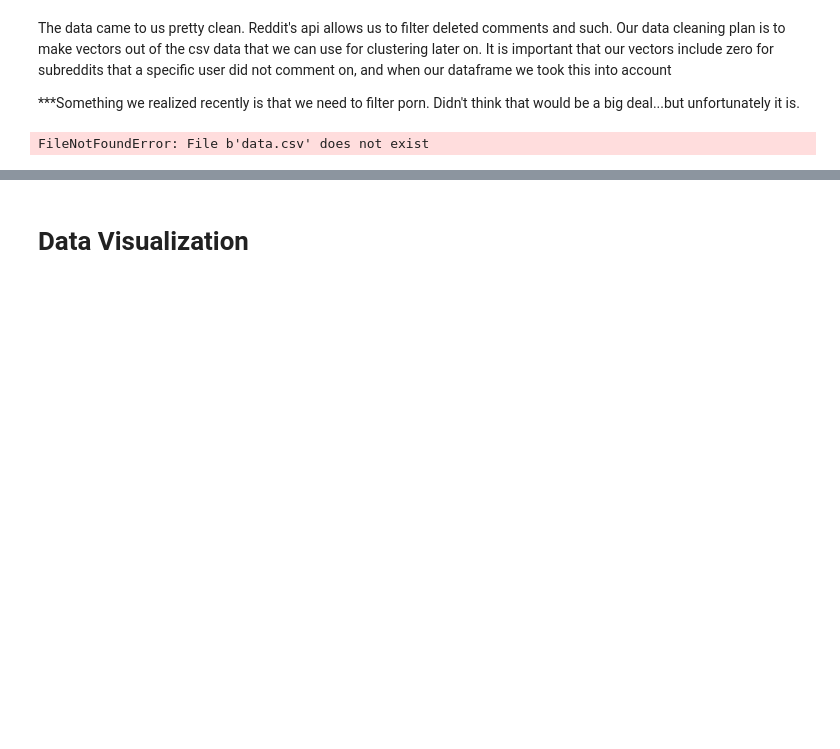
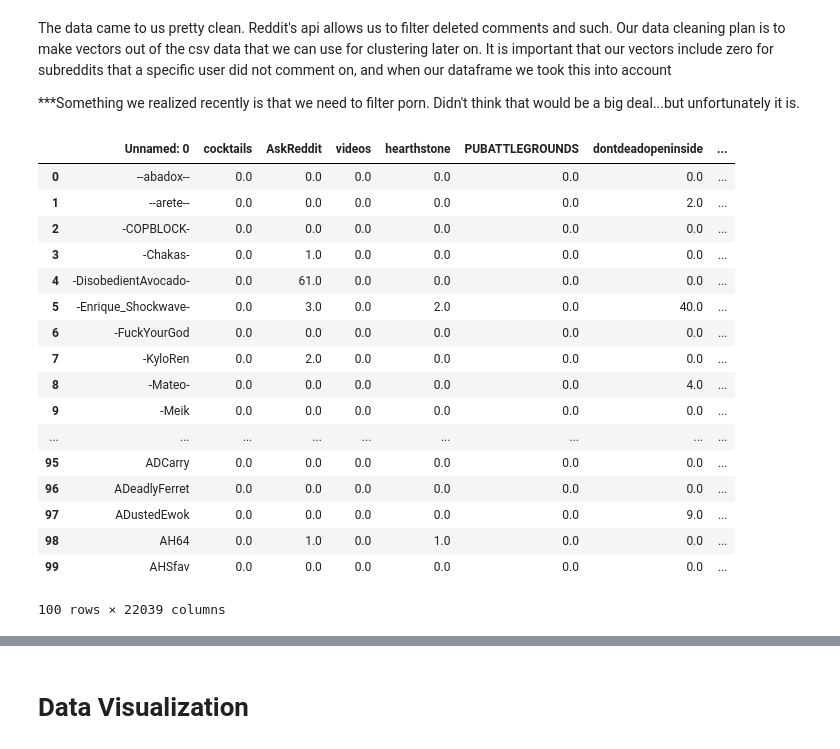
Before and after one commit to minivesper/RedditClustering, a Jupyter notebook: RedditData.ipynb, the cells around one changed output, grey strips where cells are left out. Drawn from its saved outputs; the diff is of its cells as text; code cells hidden in the pictures; blank space fills up the shorter version.

Commit message:
more data cleaning

```diff
--- a/RedditData.ipynb
+++ b/RedditData.ipynb
@@ -74,7 +74,24 @@ The data came to us pretty clean. Reddit's api allows us to filter deleted comme
 # %%
 import pandas as pd
 
-df = pd.read_csv('data.csv',nrows=2000)
+df = pd.read_csv('../data.csv',nrows=100)
 df
 # %% [output]
+|  | Unnamed: 0 | cocktails | AskReddit | videos | hearthstone | PUBATTLEGROUNDS | dontdeadopeninside | ... |
+| 0 | --abadox-- | 0.0 | 0.0 | 0.0 | 0.0 | 0.0 | 0.0 | ... |
+| 1 | --arete-- | 0.0 | 0.0 | 0.0 | 0.0 | 0.0 | 2.0 | ... |
+| 2 | -COPBLOCK- | 0.0 | 0.0 | 0.0 | 0.0 | 0.0 | 0.0 | ... |
+| 3 | -Chakas- | 0.0 | 1.0 | 0.0 | 0.0 | 0.0 | 0.0 | ... |
+| 4 | -DisobedientAvocado- | 0.0 | 61.0 | 0.0 | 0.0 | 0.0 | 0.0 | ... |
+| 5 | -Enrique_Shockwave- | 0.0 | 3.0 | 0.0 | 2.0 | 0.0 | 40.0 | ... |
+| 6 | -FuckYourGod | 0.0 | 0.0 | 0.0 | 0.0 | 0.0 | 0.0 | ... |
+| 7 | -KyloRen | 0.0 | 2.0 | 0.0 | 0.0 | 0.0 | 0.0 | ... |
+| 8 | -Mateo- | 0.0 | 0.0 | 0.0 | 0.0 | 0.0 | 4.0 | ... |
+| 9 | -Meik | 0.0 | 0.0 | 0.0 | 0.0 | 0.0 | 0.0 | ... |
+| ... | ... | ... | ... | ... | ... | ... | ... | ... |
+| 95 | ADCarry | 0.0 | 0.0 | 0.0 | 0.0 | 0.0 | 0.0 | ... |
+| 96 | ADeadlyFerret | 0.0 | 0.0 | 0.0 | 0.0 | 0.0 | 0.0 | ... |
+| 97 | ADustedEwok | 0.0 | 0.0 | 0.0 | 0.0 | 0.0 | 9.0 | ... |
+| 98 | AH64 | 0.0 | 1.0 | 0.0 | 1.0 | 0.0 | 0.0 | ... |
+| 99 | AHSfav | 0.0 | 0.0 | 0.0 | 0.0 | 0.0 | 0.0 | ... |
-FileNotFoundError: File b'data.csv' does not exist
+100 rows × 22039 columns
```
Also changed, not shown: parts of 4 cells of this notebook, 1 other file.
